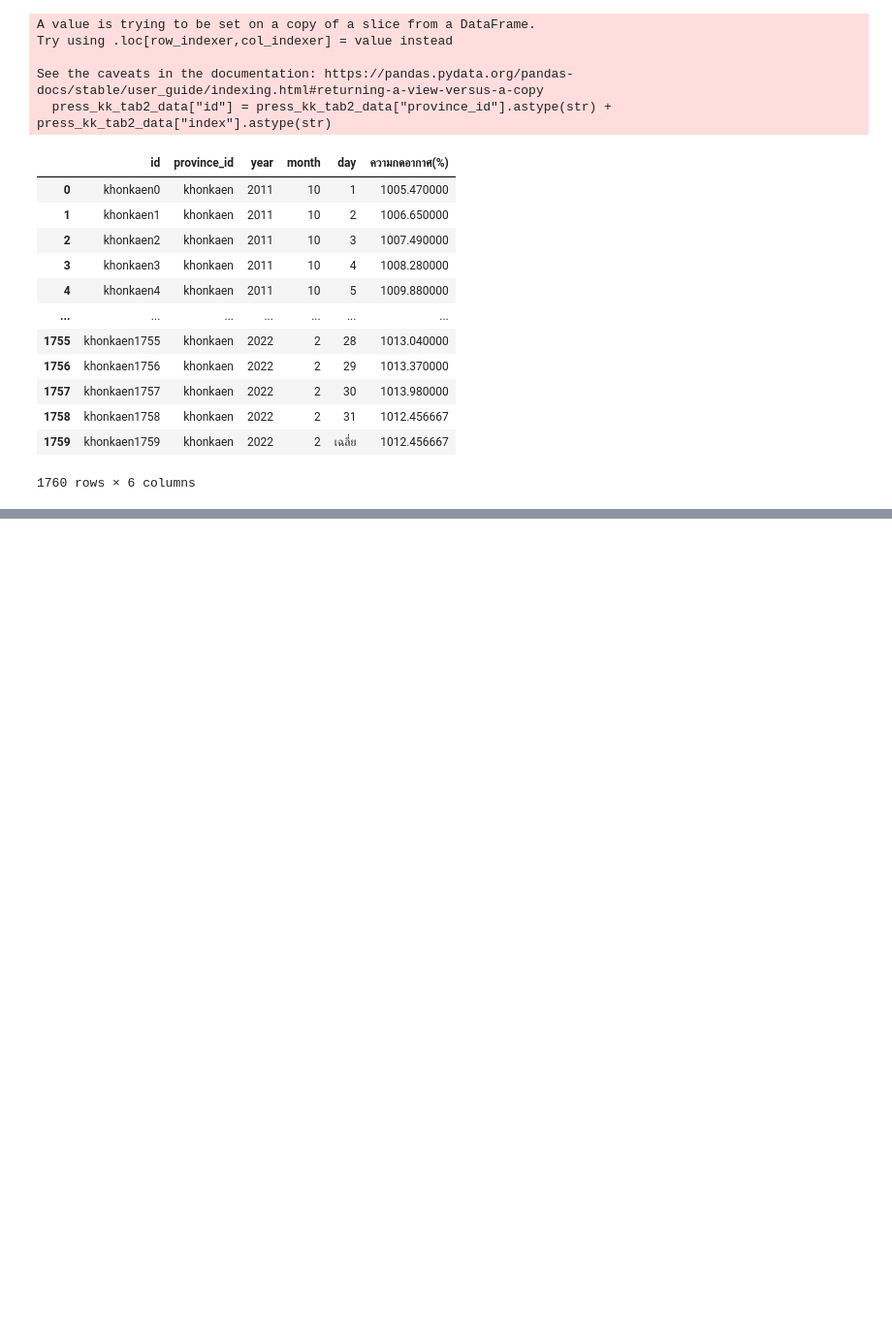
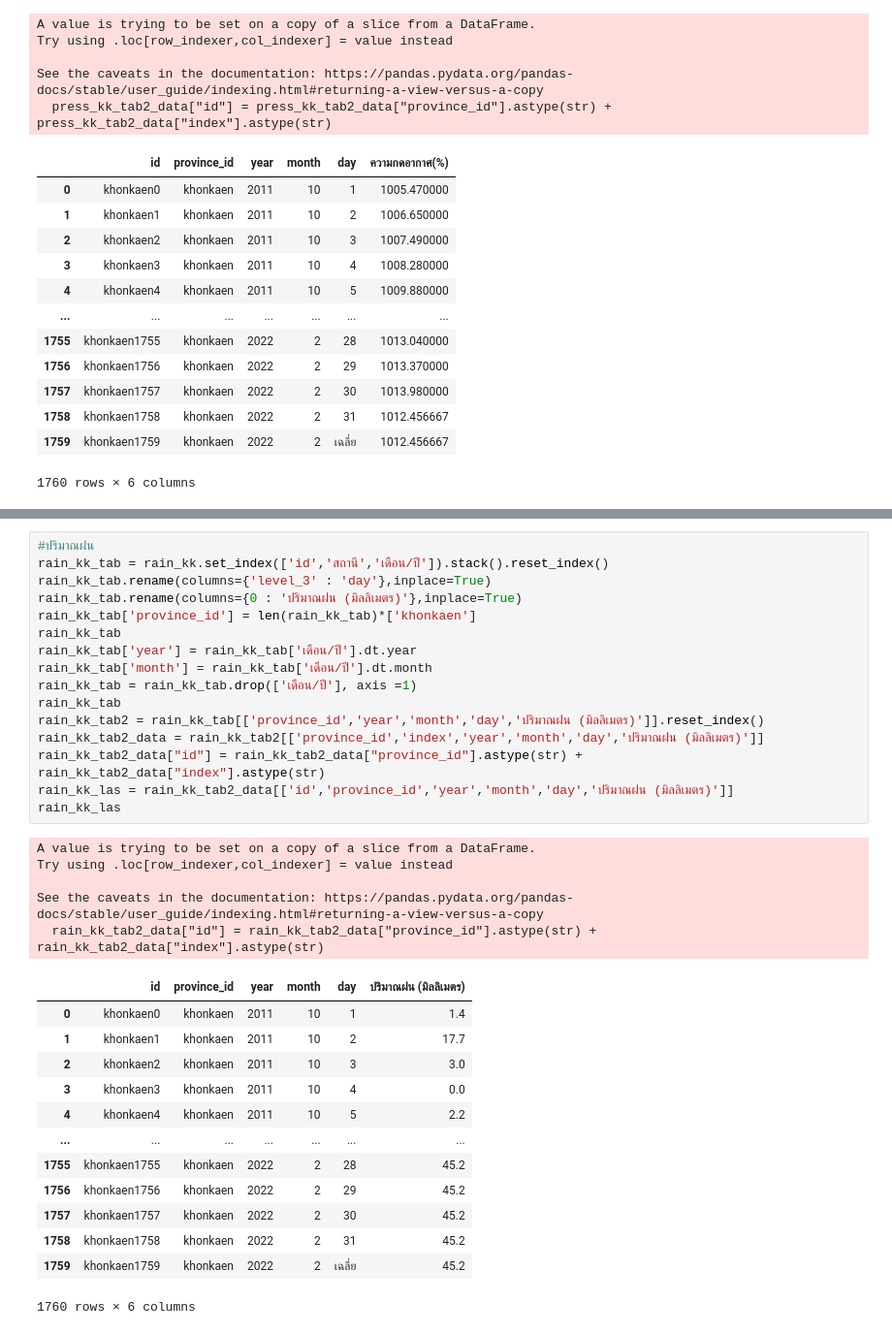
Before and after one commit to Aingon14/BSC_DPDM23, a Jupyter notebook: midterm_bscdpdm23.ipynb, the cells around one changed output, grey strips where cells are left out. Shown at 97% size. Saved outputs shown, nothing was run; the diff lists cells and outputs as text; blank space fills up the shorter version.

```diff
--- a/midterm_bscdpdm23.ipynb
+++ b/midterm_bscdpdm23.ipynb
@@ -1883,0 +1976,35 @@ press_kk_tab_las
+# %%
+#ปริมาณฝน
+rain_kk_tab = rain_kk.set_index(['id','สถานี','เดือน/ปี']).stack().reset_index()
+rain_kk_tab.rename(columns={'level_3' : 'day'},inplace=True)
+rain_kk_tab.rename(columns={0 : 'ปริมาณฝน (มิลลิเมตร)'},inplace=True)
+rain_kk_tab['province_id'] = len(rain_kk_tab)*['khonkaen']
+rain_kk_tab
+rain_kk_tab['year'] = rain_kk_tab['เดือน/ปี'].dt.year
+rain_kk_tab['month'] = rain_kk_tab['เดือน/ปี'].dt.month
+rain_kk_tab = rain_kk_tab.drop(['เดือน/ปี'], axis =1)
+rain_kk_tab
+rain_kk_tab2 = rain_kk_tab[['province_id','year','month','day','ปริมาณฝน (มิลลิเมตร)']].reset_index()
+rain_kk_tab2_data = rain_kk_tab2[['province_id','index','year','month','day','ปริมาณฝน (มิลลิเมตร)']]
+rain_kk_tab2_data["id"] = rain_kk_tab2_data["province_id"].astype(str) + rain_kk_tab2_data["index"].astype(str)
+rain_kk_las = rain_kk_tab2_data[['id','province_id','year','month','day','ปริมาณฝน (มิลลิเมตร)']]
+rain_kk_las
+# %% [output]
+A value is trying to be set on a copy of a slice from a DataFrame.
+Try using .loc[row_indexer,col_indexer] = value instead
+
+See the caveats in the documentation: https://pandas.pydata.org/pandas-docs/stable/user_guide/indexing.html#returning-a-view-versus-a-copy
+  rain_kk_tab2_data["id"] = rain_kk_tab2_data["province_id"].astype(str) + rain_kk_tab2_data["index"].astype(str)
+|  | id | province_id | year | month | day | ปริมาณฝน (มิลลิเมตร) |
+| 0 | khonkaen0 | khonkaen | 2011 | 10 | 1 | 1.4 |
+| 1 | khonkaen1 | khonkaen | 2011 | 10 | 2 | 17.7 |
+| 2 | khonkaen2 | khonkaen | 2011 | 10 | 3 | 3.0 |
+| 3 | khonkaen3 | khonkaen | 2011 | 10 | 4 | 0.0 |
+| 4 | khonkaen4 | khonkaen | 2011 | 10 | 5 | 2.2 |
+| ... | ... | ... | ... | ... | ... | ... |
+| 1755 | khonkaen1755 | khonkaen | 2022 | 2 | 28 | 45.2 |
+| 1756 | khonkaen1756 | khonkaen | 2022 | 2 | 29 | 45.2 |
+| 1757 | khonkaen1757 | khonkaen | 2022 | 2 | 30 | 45.2 |
+| 1758 | khonkaen1758 | khonkaen | 2022 | 2 | 31 | 45.2 |
+| 1759 | khonkaen1759 | khonkaen | 2022 | 2 | เฉลี่ย | 45.2 |
+1760 rows × 6 columns
```
Also changed, not shown: parts of 22 cells of this notebook.
